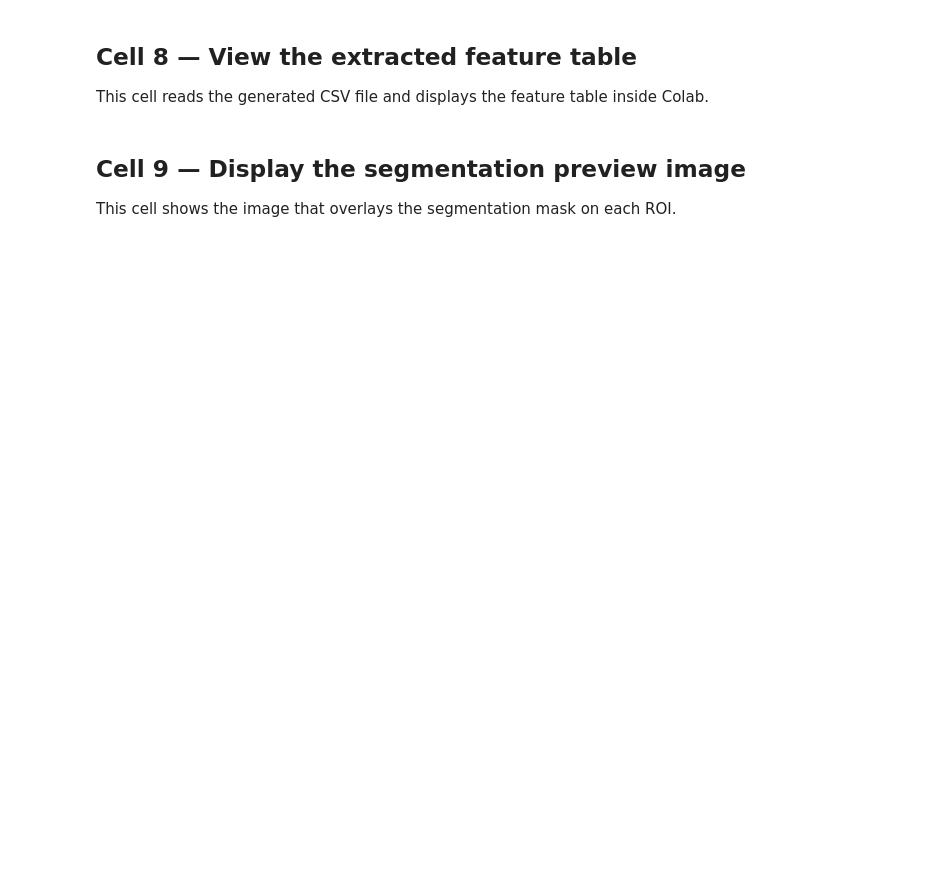
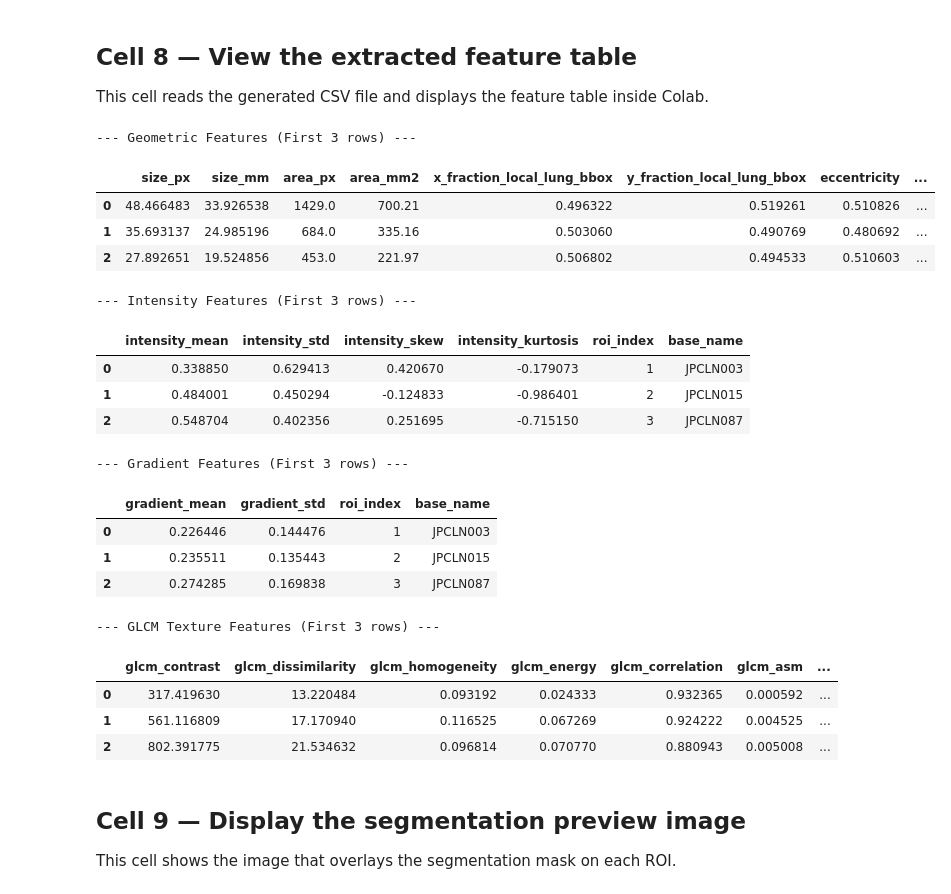
Before and after one commit to ha22756/images, a Jupyter notebook: extract_geometric_features_colab2_english.ipynb, the cells around one changed output. Saved outputs shown, nothing was run; the diff lists cells and outputs as text; code cells hidden in the pictures; blank space fills up the shorter version.

```diff
--- a/extract_geometric_features_colab2_english.ipynb
+++ b/extract_geometric_features_colab2_english.ipynb
@@ -429,3 +579,37 @@ df_results
+# %%
+# عرض عينات من الجداول الأربعة للتأكد من البيانات
+print("--- Geometric Features (First 3 rows) ---")
+display(df_geo.head(3))
+
+print("\n--- Intensity Features (First 3 rows) ---")
+display(df_int.head(3))
+
+print("\n--- Gradient Features (First 3 rows) ---")
+display(df_grad.head(3))
+
+print("\n--- GLCM Texture Features (First 3 rows) ---")
+display(df_glcm.head(3))
+# %% [output]
+--- Geometric Features (First 3 rows) ---
+|  | size_px | size_mm | area_px | area_mm2 | x_fraction_local_lung_bbox | y_fraction_local_lung_bbox | eccentricity | ... |
+| 0 | 48.466483 | 33.926538 | 1429.0 | 700.21 | 0.496322 | 0.519261 | 0.510826 | ... |
+| 1 | 35.693137 | 24.985196 | 684.0 | 335.16 | 0.503060 | 0.490769 | 0.480692 | ... |
+| 2 | 27.892651 | 19.524856 | 453.0 | 221.97 | 0.506802 | 0.494533 | 0.510603 | ... |
+--- Intensity Features (First 3 rows) ---
+|  | intensity_mean | intensity_std | intensity_skew | intensity_kurtosis | roi_index | base_name |
+| 0 | 0.338850 | 0.629413 | 0.420670 | -0.179073 | 1 | JPCLN003 |
+| 1 | 0.484001 | 0.450294 | -0.124833 | -0.986401 | 2 | JPCLN015 |
+| 2 | 0.548704 | 0.402356 | 0.251695 | -0.715150 | 3 | JPCLN087 |
+--- Gradient Features (First 3 rows) ---
+|  | gradient_mean | gradient_std | roi_index | base_name |
+| 0 | 0.226446 | 0.144476 | 1 | JPCLN003 |
+| 1 | 0.235511 | 0.135443 | 2 | JPCLN015 |
+| 2 | 0.274285 | 0.169838 | 3 | JPCLN087 |
+--- GLCM Texture Features (First 3 rows) ---
+|  | glcm_contrast | glcm_dissimilarity | glcm_homogeneity | glcm_energy | glcm_correlation | glcm_asm | ... |
+| 0 | 317.419630 | 13.220484 | 0.093192 | 0.024333 | 0.932365 | 0.000592 | ... |
+| 1 | 561.116809 | 17.170940 | 0.116525 | 0.067269 | 0.924222 | 0.004525 | ... |
+| 2 | 802.391775 | 21.534632 | 0.096814 | 0.070770 | 0.880943 | 0.005008 | ... |
 # %% [markdown]
 ## Cell 9 — Display the segmentation preview image
 
```
Also changed, not shown: parts of 10 cells of this notebook.
